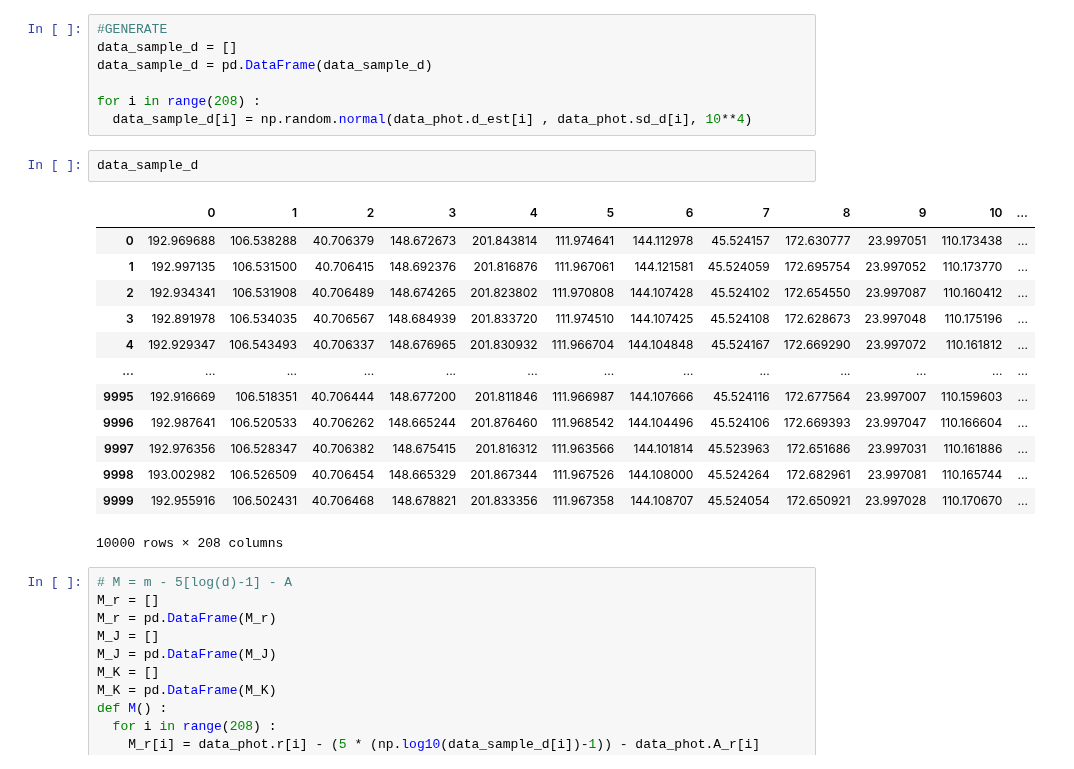
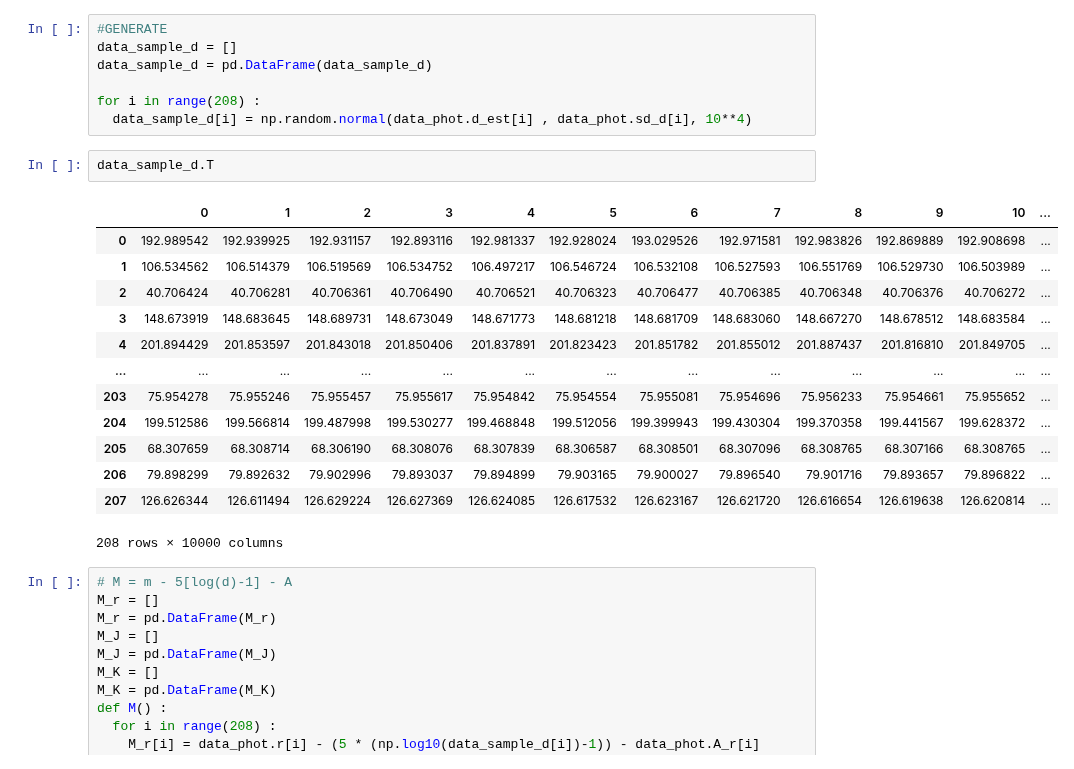
Before and after one commit to Nongbon/INTERNSHIP_NARIT, a Jupyter notebook: M_phot.ipynb, the cells around one changed output. Drawn from its saved outputs; the diff is of its cells as text.

```diff
--- a/M_phot.ipynb
+++ b/M_phot.ipynb
@@ -64,21 +64,21 @@ data_sample_d = pd.DataFrame(data_sample_d)
 for i in range(208) :
   data_sample_d[i] = np.random.normal(data_phot.d_est[i] , data_phot.sd_d[i], 10**4)
 # %%
-data_sample_d
+data_sample_d.T
 # %% [output]
 |  | 0 | 1 | 2 | 3 | 4 | 5 | 6 | 7 | 8 | 9 | 10 | ... |
-| 0 | 192.969688 | 106.538288 | 40.706379 | 148.672673 | 201.843814 | 111.974641 | 144.112978 | 45.524157 | 172.630777 | 23.997051 | 110.173438 | ... |
-| 1 | 192.997135 | 106.531500 | 40.706415 | 148.692376 | 201.816876 | 111.967061 | 144.121581 | 45.524059 | 172.695754 | 23.997052 | 110.173770 | ... |
-| 2 | 192.934341 | 106.531908 | 40.706489 | 148.674265 | 201.823802 | 111.970808 | 144.107428 | 45.524102 | 172.654550 | 23.997087 | 110.160412 | ... |
-| 3 | 192.891978 | 106.534035 | 40.706567 | 148.684939 | 201.833720 | 111.974510 | 144.107425 | 45.524108 | 172.628673 | 23.997048 | 110.175196 | ... |
-| 4 | 192.929347 | 106.543493 | 40.706337 | 148.676965 | 201.830932 | 111.966704 | 144.104848 | 45.524167 | 172.669290 | 23.997072 | 110.161812 | ... |
+| 0 | 192.989542 | 192.939925 | 192.931157 | 192.893116 | 192.981337 | 192.928024 | 193.029526 | 192.971581 | 192.983826 | 192.869889 | 192.908698 | ... |
+| 1 | 106.534562 | 106.514379 | 106.519569 | 106.534752 | 106.497217 | 106.546724 | 106.532108 | 106.527593 | 106.551769 | 106.529730 | 106.503989 | ... |
+| 2 | 40.706424 | 40.706281 | 40.706361 | 40.706490 | 40.706521 | 40.706323 | 40.706477 | 40.706385 | 40.706348 | 40.706376 | 40.706272 | ... |
+| 3 | 148.673919 | 148.683645 | 148.689731 | 148.673049 | 148.671773 | 148.681218 | 148.681709 | 148.683060 | 148.667270 | 148.678512 | 148.683584 | ... |
+| 4 | 201.894429 | 201.853597 | 201.843018 | 201.850406 | 201.837891 | 201.823423 | 201.851782 | 201.855012 | 201.887437 | 201.816810 | 201.849705 | ... |
 | ... | ... | ... | ... | ... | ... | ... | ... | ... | ... | ... | ... | ... |
-| 9995 | 192.916669 | 106.518351 | 40.706444 | 148.677200 | 201.811846 | 111.966987 | 144.107666 | 45.524116 | 172.677564 | 23.997007 | 110.159603 | ... |
-| 9996 | 192.987641 | 106.520533 | 40.706262 | 148.665244 | 201.876460 | 111.968542 | 144.104496 | 45.524106 | 172.669393 | 23.997047 | 110.166604 | ... |
-| 9997 | 192.976356 | 106.528347 | 40.706382 | 148.675415 | 201.816312 | 111.963566 | 144.101814 | 45.523963 | 172.651686 | 23.997031 | 110.161886 | ... |
-| 9998 | 193.002982 | 106.526509 | 40.706454 | 148.665329 | 201.867344 | 111.967526 | 144.108000 | 45.524264 | 172.682961 | 23.997081 | 110.165744 | ... |
-| 9999 | 192.955916 | 106.502431 | 40.706468 | 148.678821 | 201.833356 | 111.967358 | 144.108707 | 45.524054 | 172.650921 | 23.997028 | 110.170670 | ... |
+| 203 | 75.954278 | 75.955246 | 75.955457 | 75.955617 | 75.954842 | 75.954554 | 75.955081 | 75.954696 | 75.956233 | 75.954661 | 75.955652 | ... |
+| 204 | 199.512586 | 199.566814 | 199.487998 | 199.530277 | 199.468848 | 199.512056 | 199.399943 | 199.430304 | 199.370358 | 199.441567 | 199.628372 | ... |
+| 205 | 68.307659 | 68.308714 | 68.306190 | 68.308076 | 68.307839 | 68.306587 | 68.308501 | 68.307096 | 68.308765 | 68.307166 | 68.308765 | ... |
+| 206 | 79.898299 | 79.892632 | 79.902996 | 79.893037 | 79.894899 | 79.903165 | 79.900027 | 79.896540 | 79.901716 | 79.893657 | 79.896822 | ... |
+| 207 | 126.626344 | 126.611494 | 126.629224 | 126.627369 | 126.624085 | 126.617532 | 126.623167 | 126.621720 | 126.616654 | 126.619638 | 126.620814 | ... |
-10000 rows × 208 columns
+208 rows × 10000 columns
 # %%
 # M = m - 5[log(d)-1] - A
 M_r = []
```
Also changed, not shown: parts of 9 cells of this notebook.
